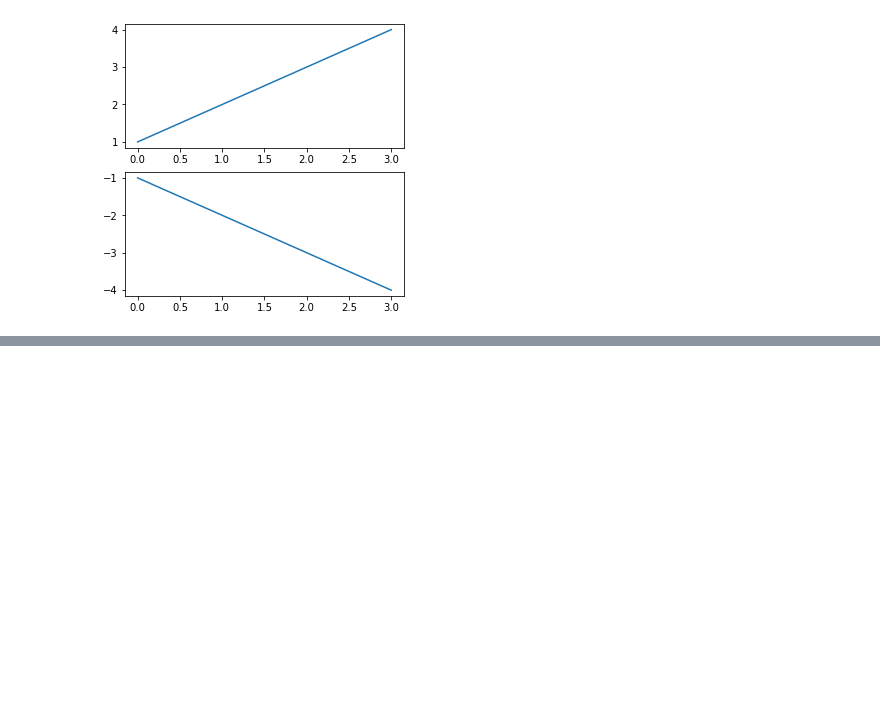
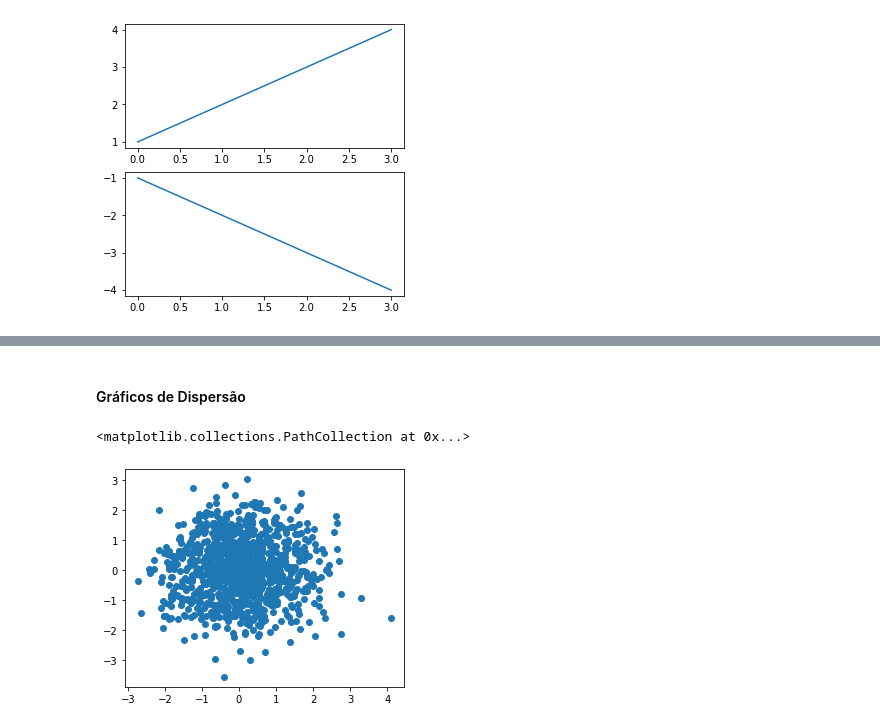
Before and after one commit to VF-Ferrari/Python, a Jupyter notebook: Aula 3 - Matplotlib.ipynb, the cells around one changed output, grey strips where cells are left out. Saved outputs shown, nothing was run; the diff lists cells and outputs as text; code cells hidden in the pictures; blank space fills up the shorter version.

```diff
--- a/Aula 3 - Matplotlib.ipynb
+++ b/Aula 3 - Matplotlib.ipynb
@@ -210,0 +233,12 @@ plt.plot([-1,-2,-3,-4])
+# %% [markdown]
+
+#### Gráficos de Dispersão
+# %%
+n = 1024
+X = np.random.normal(0,1,n)
+Y = np.random.normal(0,1,n)
+f, ax = plt.subplots(figsize=(5,4))
+ax.scatter(X,Y)
+# %% [output]
+<matplotlib.collections.PathCollection at 0x...>
+[figure, added]
```
Also changed, not shown: parts of 26 cells of this notebook, 2 other files.
